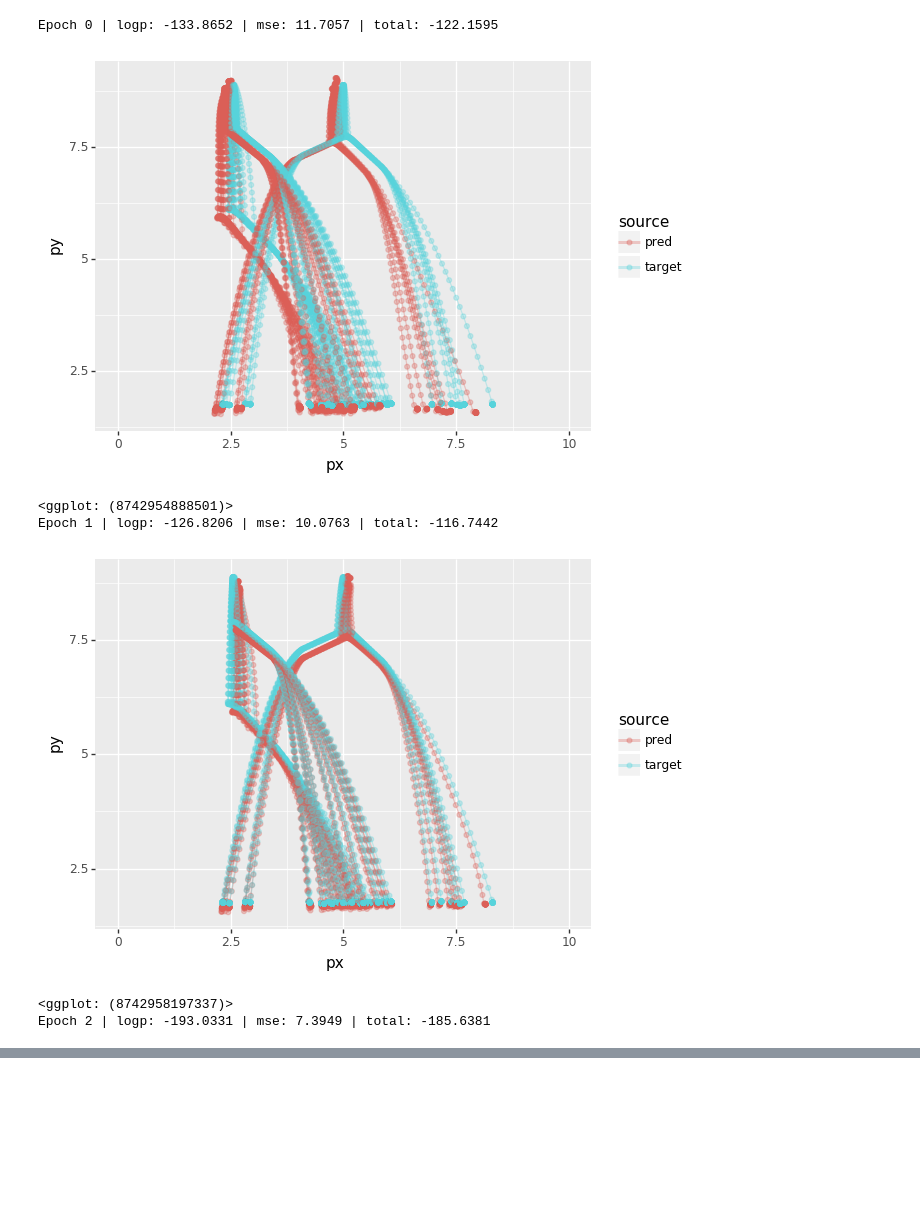
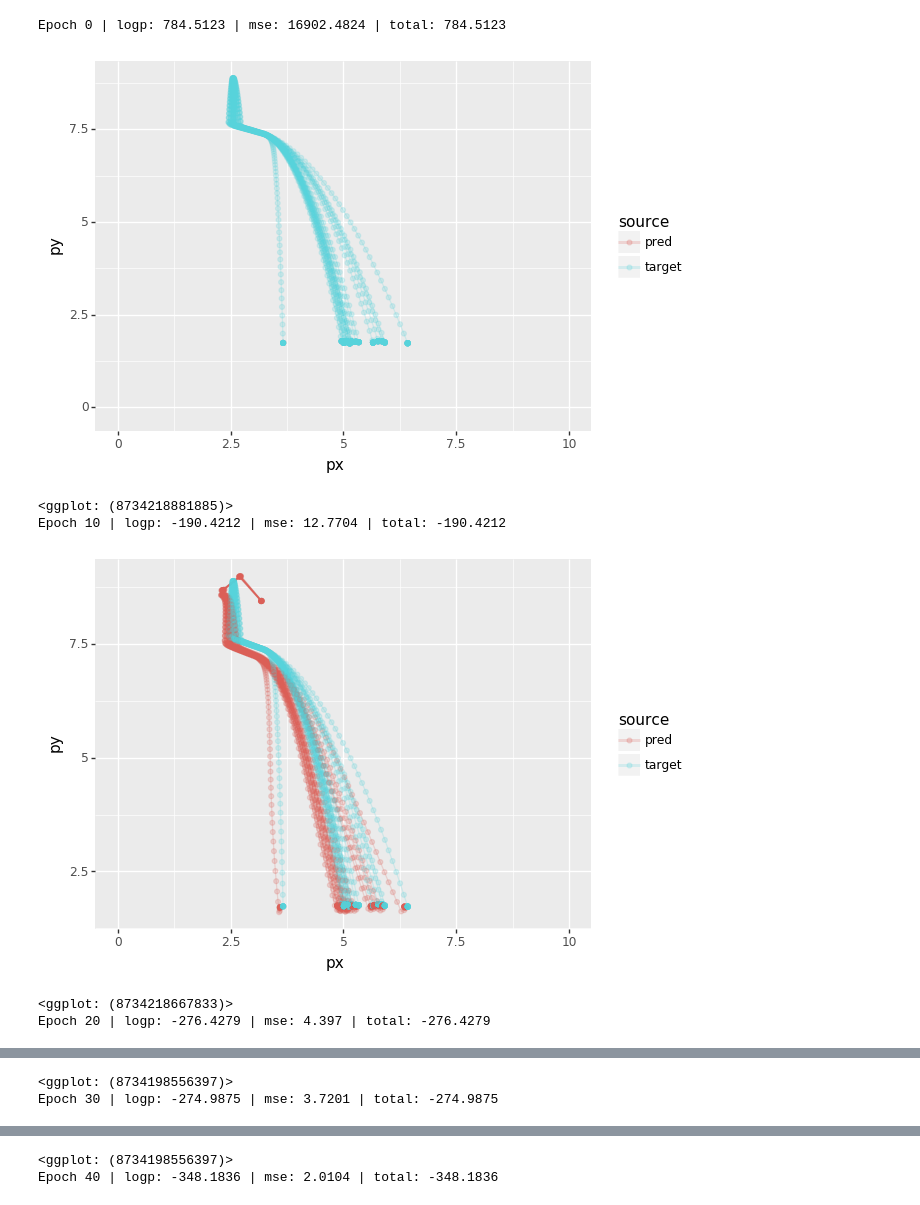
Before and after one commit to tepzhang/plinko_nn, a Jupyter notebook: scripts/train_gru.ipynb, the cells around one changed output, grey strips where cells are left out. Saved outputs shown, nothing was run; the diff lists cells and outputs as text; code cells hidden in the pictures; blank space fills up the shorter version.

```diff
--- a/scripts/train_gru.ipynb
+++ b/scripts/train_gru.ipynb
@@ -24,8 +24,8 @@ from plinko.misc import plot as plinko_plot
 # from plotnine import *
 # %matplotlib inline
 # %%
-device = 0
-# device = torch.device('cuda' if torch.cuda.is_available() else 'cpu')
+# device = 0
+device = torch.device('cuda' if torch.cuda.is_available() else 'cpu')
 np.random.seed(0)
 torch.manual_seed(0)
 torch.set_default_tensor_type('torch.FloatTensor')
@@ -57,7 +57,7 @@ def get_mu_position(gm):
 # %%
 model = GRUPredictor(env_size=11, state_size=2, num_gaussians=1).to(device)
 # optimizer = optim.SGD(model.parameters(), lr=.001)
-optimizer = optim.Adam(model.parameters(), weight_decay=.001)
+optimizer = optim.Adam(model.parameters(), lr = 2e-4, weight_decay=.001)
 dataset = SimulationDataset(envs, states)
 dataloader = DataLoader(dataset, batch_size=64, shuffle=False)
 
@@ -73,43 +73,49 @@ max_t = simulations.t.max()
 epochs = 100
 losses = []
 # for epoch in tqdm(range(epochs+1)):
-for epoch in tqdm(range(10)):
+for epoch in tqdm(range(101)):
     epoch_loss = 0
     epoch_mse_loss = 0
     epoch_logp_loss = 0
     for batch_i, batch in enumerate(dataloader):
         optimizer.zero_grad()
 
         gm = model(batch['envs'], batch['states'], 0)
         targets = batch['targets']
 
         logp_loss = get_logp_loss(gm, targets)
         mse_loss = 10*get_mu_mse_loss(gm, targets)
-        loss = logp_loss + mse_loss
+        loss = logp_loss # + mse_loss
         loss.backward(retain_graph=True)
         optimizer.step()
         epoch_loss += loss
         epoch_logp_loss += logp_loss
         epoch_mse_loss += mse_loss
         losses.append((epoch, batch_i, float(loss)))
 
+        if batch_i == 0:
+#             print(gm.mu[:,:, 0].shape)
+            gm_mu = get_mu_position(gm)
+            target_mu = targets
 
-    if epoch%1 == 0:
+
+    if epoch%10 == 0:
         print('Epoch {} | logp: {} | mse: {} | total: {}'.format(epoch,
                                                                  round(float(epoch_logp_loss), 4),
                                                                  round(float(epoch_mse_loss), 4),
                                                                  round(float(epoch_loss), 4)))
         # plot model prediction and target
-        gm_mu = get_mu_position(gm)
-        plinko_plot.plot_pred_target(gm_mu, targets, range(49))
+#         gm_mu = get_mu_position(gm)
+#         print(gm_mu[0].shape)
+        plinko_plot.plot_pred_target(gm_mu, target_mu, range(19))
 
 # torch.save(model.state_dict(), 'gru.model')
 # %% [output]
 [interactive output not drawn]
-Epoch 0 | logp: -133.8652 | mse: 11.7057 | total: -122.1595
+Epoch 0 | logp: 784.5123 | mse: 16902.4824 | total: 784.5123
-[figure, old version]
+[figure, new version]
-<ggplot: (8742954888501)>
-Epoch 1 | logp: -126.8206 | mse: 10.0763 | total: -116.7442
+<ggplot: (8734218881885)>
+Epoch 10 | logp: -190.4212 | mse: 12.7704 | total: -190.4212
-[figure, old version]
+[figure, new version]
-<ggplot: (8742958197337)>
-Epoch 2 | logp: -193.0331 | mse: 7.3949 | total: -185.6381
+<ggplot: (8734218667833)>
+Epoch 20 | logp: -276.4279 | mse: 4.397 | total: -276.4279
@@ -115,0 +123,2 @@ Epoch 2 | logp: -193.0331 | mse: 7.3949 | total: -185.6381
+<ggplot: (8734198556397)>
+Epoch 30 | logp: -274.9875 | mse: 3.7201 | total: -274.9875
@@ -115,0 +126,2 @@ Epoch 2 | logp: -193.0331 | mse: 7.3949 | total: -185.6381
+<ggplot: (8734198556397)>
+Epoch 40 | logp: -348.1836 | mse: 2.0104 | total: -348.1836
```
Also changed, not shown: parts of 1 cell of this notebook.
